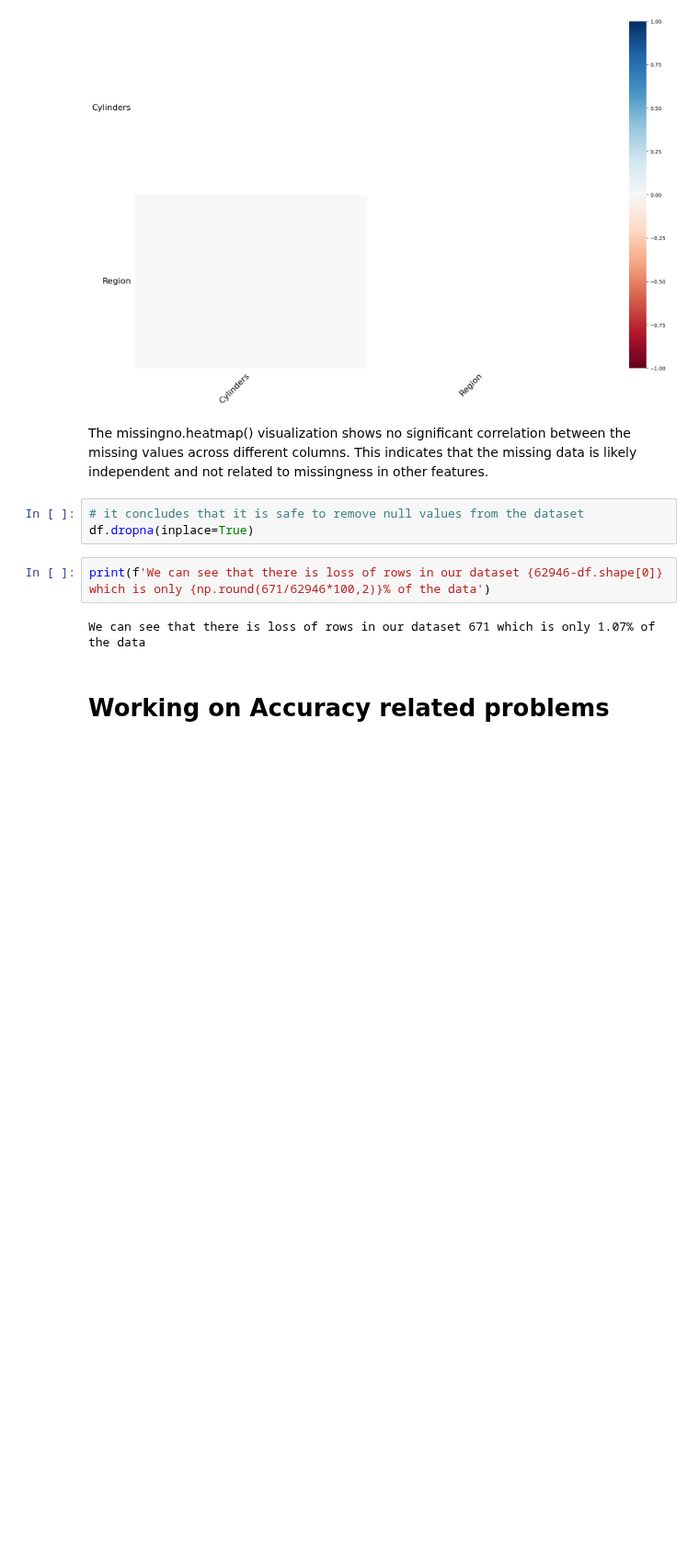
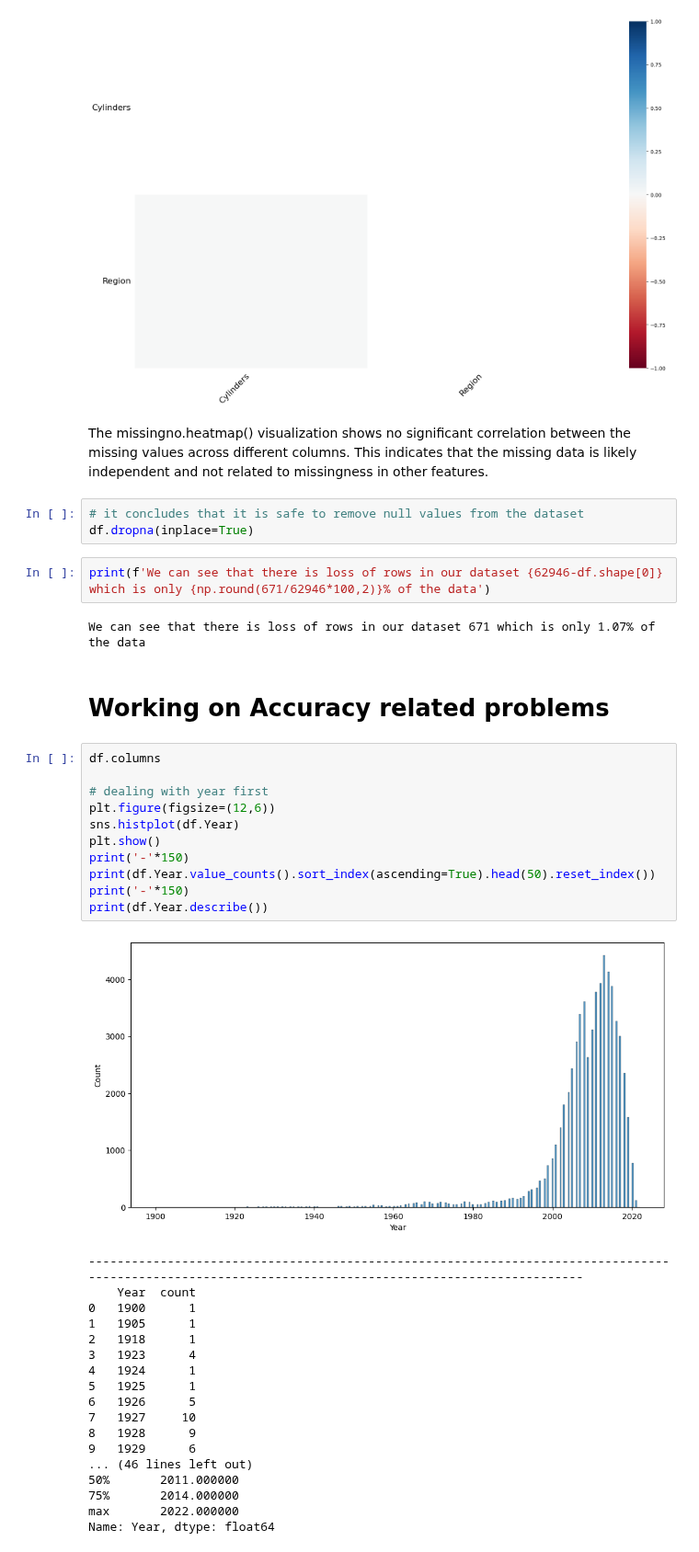
Before and after one commit to anshumbanga/Jason-Motor-Group, a Jupyter notebook: Jason Motor Group.ipynb, the cells around one changed output. Shown at 92% size. Saved outputs shown, nothing was run; the diff lists cells and outputs as text; blank space fills up the shorter version.

```diff
--- a/Jason Motor Group.ipynb
+++ b/Jason Motor Group.ipynb
@@ -208,3 +208,33 @@ print(f'We can see that there is loss of rows in our dataset {62946-df.shape[0]}
 We can see that there is loss of rows in our dataset 671 which is only 1.07% of the data
 # %% [markdown]
 # Working on Accuracy related problems
+# %%
+df.columns
+
+# dealing with year first
+plt.figure(figsize=(12,6))
+sns.histplot(df.Year)
+plt.show()
+print('-'*150)
+print(df.Year.value_counts().sort_index(ascending=True).head(50).reset_index())
+print('-'*150)
+print(df.Year.describe())
+# %% [output]
+[figure, added]
+------------------------------------------------------------------------------------------------------------------------------------------------------
+    Year  count
+0   1900      1
+1   1905      1
+2   1918      1
+3   1923      4
+4   1924      1
+5   1925      1
+6   1926      5
+7   1927     10
+8   1928      9
+9   1929      6
+... (46 lines left out)
+50%       2011.000000
+75%       2014.000000
+max       2022.000000
+Name: Year, dtype: float64
```
Also changed, not shown: parts of 5 cells of this notebook.
